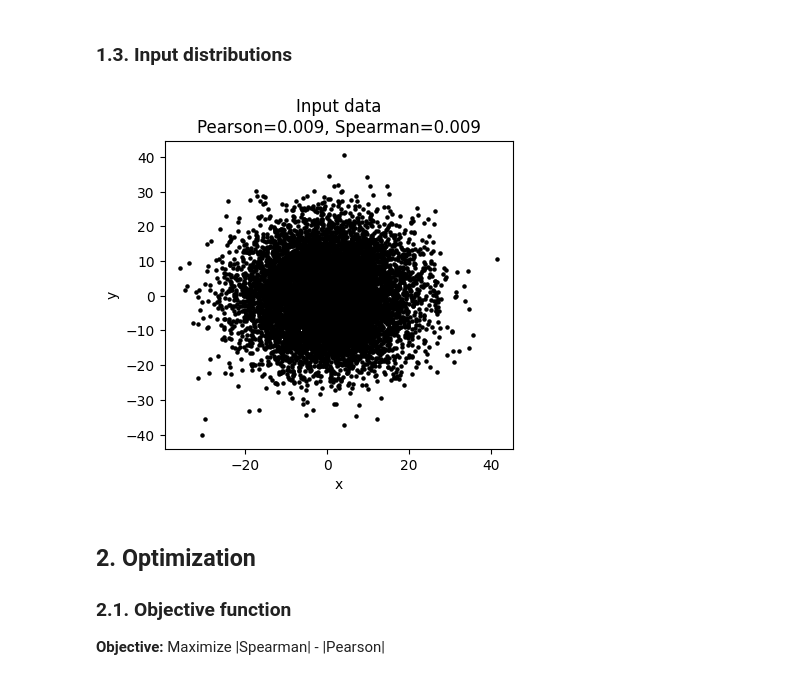
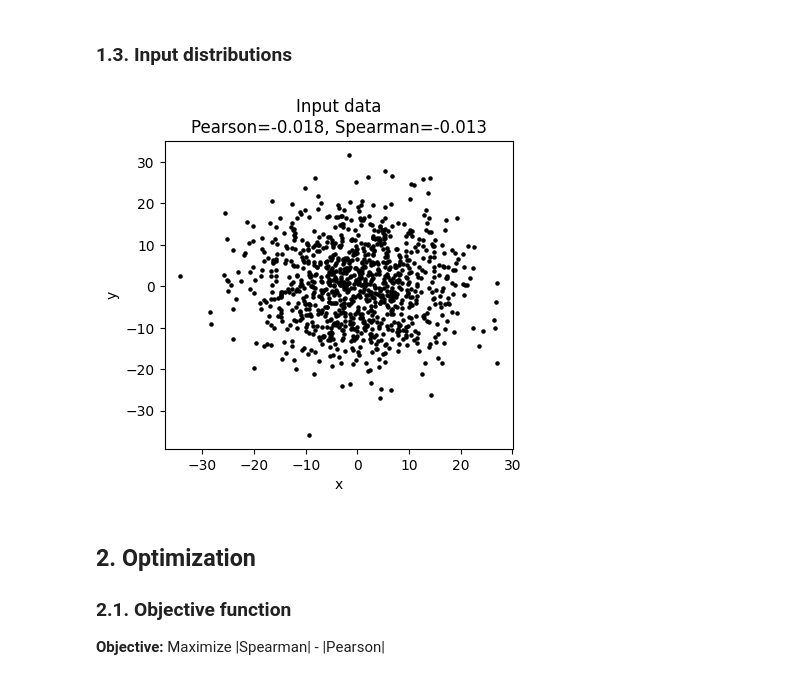
Before and after one commit to gperdrizet/hill_climber, a Jupyter notebook: notebooks/05-pearson_spearman.ipynb, the cells around one changed output. Cells and saved outputs as stored; diff of their text form; code cells hidden in the pictures.

```diff
--- a/notebooks/05-pearson_spearman.ipynb
+++ b/notebooks/05-pearson_spearman.ipynb
@@ -33,23 +32,23 @@ run_optimization = True
 ### 1.3. Input distributions
 # %%
 # Generate uncorrelated data
-n = 10000
+n = 2000
 x = np.random.normal(0, 10, n)
 y = np.random.normal(0, 10, n)
 data = pd.DataFrame({'x': x, 'y': y})
 
 # Check initial correlations
 initial_pearson = pearsonr(data['x'], data['y'])[0]
 initial_spearman = spearmanr(data['x'], data['y'])[0]
 
 plt.figure(figsize=(4.5,4))
 plt.scatter(data['x'], data['y'], s=5, color='black')
 plt.title(f'Input data\nPearson={initial_pearson:.3f}, Spearman={initial_spearman:.3f}')
 plt.xlabel('x')
 plt.ylabel('y')
 plt.show()
 # %% [output]
-[figure, old version]
+[figure, new version]
 # %% [markdown]
 ## 2. Optimization
 
```
Also changed, not shown: parts of 2 cells of this notebook, 7 other files.
